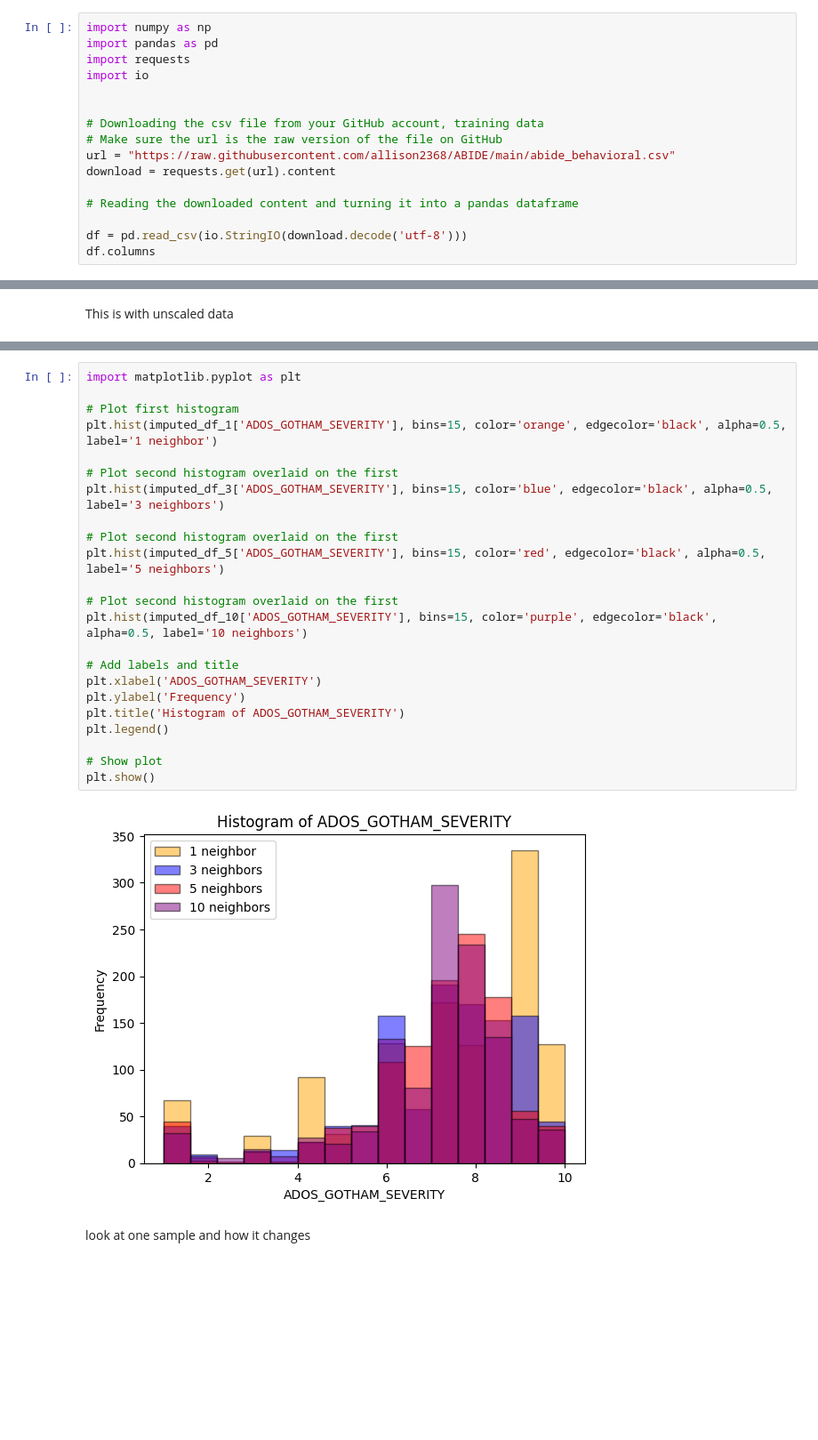
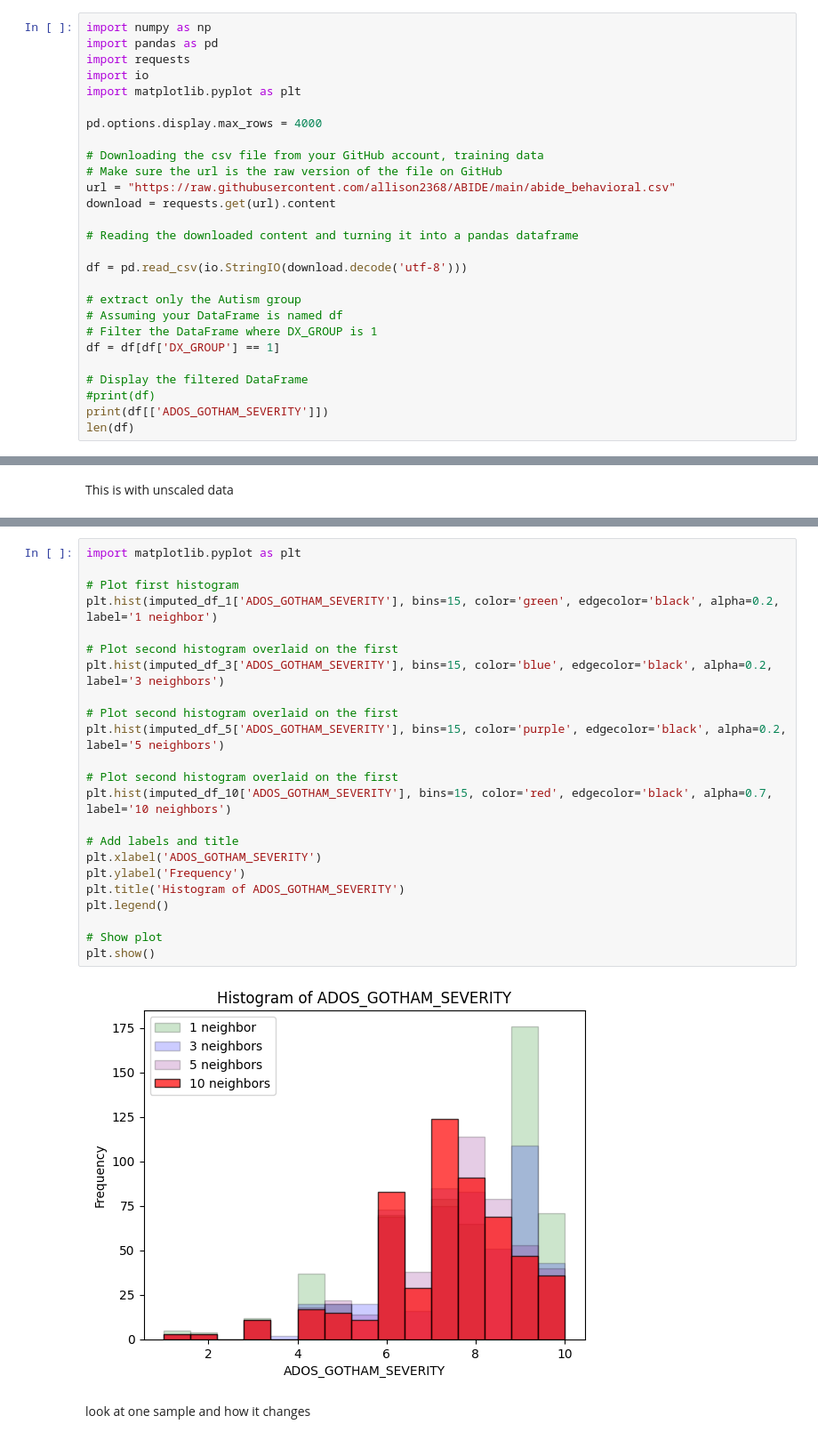
Before and after one commit to allison2368/Autism-Brain-Imaging-Data-Exchange-ABIDE-, a Jupyter notebook: knn.ipynb, the cells around one changed output, grey strips where cells are left out. Shown at 89% size. Drawn from its saved outputs; the diff is of its cells as text; blank space fills up the shorter version.

```diff
--- a/knn.ipynb
+++ b/knn.ipynb
@@ -5,7 +5,9 @@ import numpy as np
 import pandas as pd
 import requests
 import io
+import matplotlib.pyplot as plt
 
+pd.options.display.max_rows = 4000
 
 # Downloading the csv file from your GitHub account, training data
 # Make sure the url is the raw version of the file on GitHub
@@ -15,5 +17,14 @@ download = requests.get(url).content
 # Reading the downloaded content and turning it into a pandas dataframe
 
 df = pd.read_csv(io.StringIO(download.decode('utf-8')))
-df.columns
+
+# extract only the Autism group
+# Assuming your DataFrame is named df
+# Filter the DataFrame where DX_GROUP is 1
+df = df[df['DX_GROUP'] == 1]
+
+# Display the filtered DataFrame
+#print(df)
+print(df[['ADOS_GOTHAM_SEVERITY']])
+len(df)
 # %% [output]
@@ -338,28 +349,28 @@ plt.show()
 # %%
 import matplotlib.pyplot as plt
 
 # Plot first histogram
-plt.hist(imputed_df_1['ADOS_GOTHAM_SEVERITY'], bins=15, color='orange', edgecolor='black', alpha=0.5, label='1 neighbor')
+plt.hist(imputed_df_1['ADOS_GOTHAM_SEVERITY'], bins=15, color='green', edgecolor='black', alpha=0.2, label='1 neighbor')
 
 # Plot second histogram overlaid on the first
-plt.hist(imputed_df_3['ADOS_GOTHAM_SEVERITY'], bins=15, color='blue', edgecolor='black', alpha=0.5, label='3 neighbors')
+plt.hist(imputed_df_3['ADOS_GOTHAM_SEVERITY'], bins=15, color='blue', edgecolor='black', alpha=0.2, label='3 neighbors')
 
 # Plot second histogram overlaid on the first
-plt.hist(imputed_df_5['ADOS_GOTHAM_SEVERITY'], bins=15, color='red', edgecolor='black', alpha=0.5, label='5 neighbors')
+plt.hist(imputed_df_5['ADOS_GOTHAM_SEVERITY'], bins=15, color='purple', edgecolor='black', alpha=0.2, label='5 neighbors')
 
 # Plot second histogram overlaid on the first
-plt.hist(imputed_df_10['ADOS_GOTHAM_SEVERITY'], bins=15, color='purple', edgecolor='black', alpha=0.5, label='10 neighbors')
+plt.hist(imputed_df_10['ADOS_GOTHAM_SEVERITY'], bins=15, color='red', edgecolor='black', alpha=0.7, label='10 neighbors')
 
 # Add labels and title
 plt.xlabel('ADOS_GOTHAM_SEVERITY')
 plt.ylabel('Frequency')
 plt.title('Histogram of ADOS_GOTHAM_SEVERITY')
 plt.legend()
 
 # Show plot
 plt.show()
 # %% [output]
-[figure, old version]
+[figure, new version]
 # %% [markdown]
 look at one sample and how it changes
 # %% [markdown]
```
Also changed, not shown: parts of 14 cells of this notebook.
